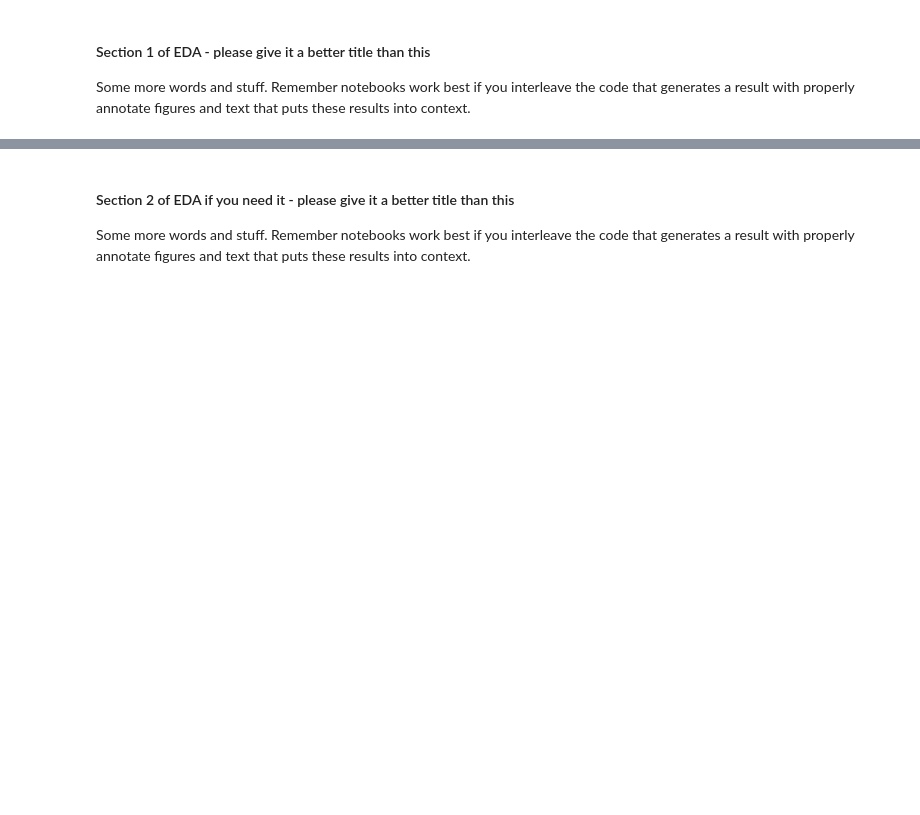
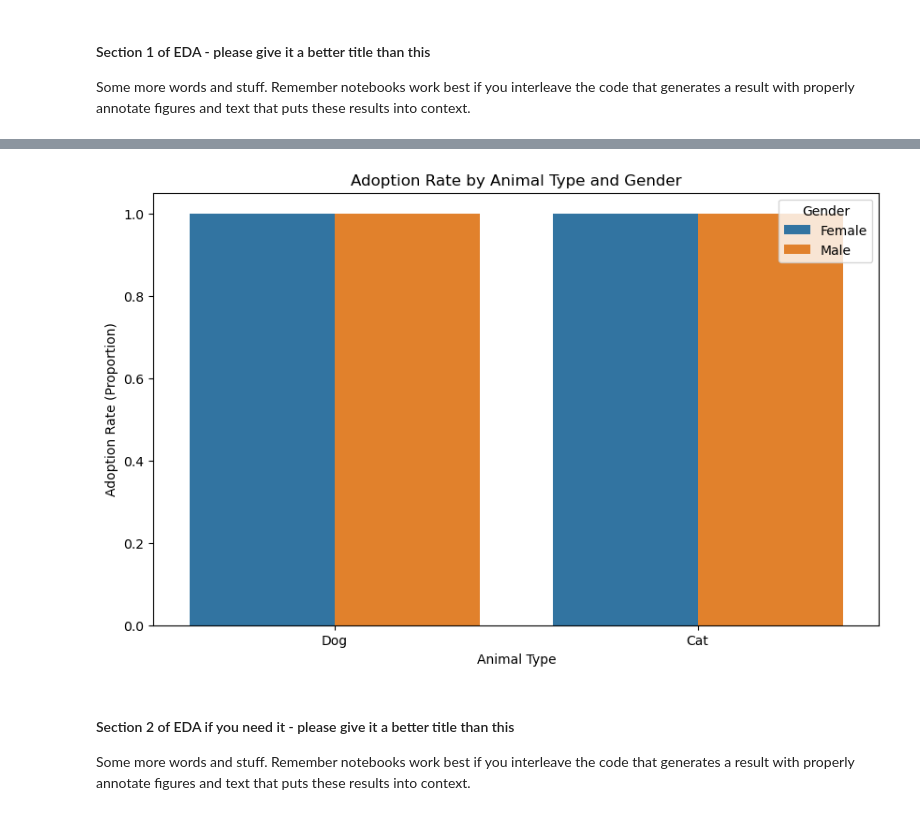
Before and after one commit to COGS108/Group072_WI26, a Jupyter notebook: 02-EDACheckpoint.ipynb, the cells around one changed output, grey strips where cells are left out. Cells and saved outputs as stored; diff of their text form; code cells hidden in the pictures; blank space fills up the shorter version.

```diff
--- a/02-EDACheckpoint.ipynb
+++ b/02-EDACheckpoint.ipynb
@@ -188,3 +237,14 @@ df_gender = df_gender[df_gender['gender'] != 'Unknown']
+# %%
+# For both
+plt.figure(figsize=(10, 6))
+sns.barplot(data=df_gender, x='outcome_animal_type', y='is_adopted', hue='gender')
+plt.title('Adoption Rate by Animal Type and Gender')
+plt.xlabel('Animal Type')
+plt.ylabel('Adoption Rate (Proportion)')
+plt.legend(title='Gender')
+plt.show()
+# %% [output]
+[figure, added]
 # %% [markdown]
 #### Section 2 of EDA if you need it  - please give it a better title than this
 
```
Also changed, not shown: parts of 6 cells of this notebook.
